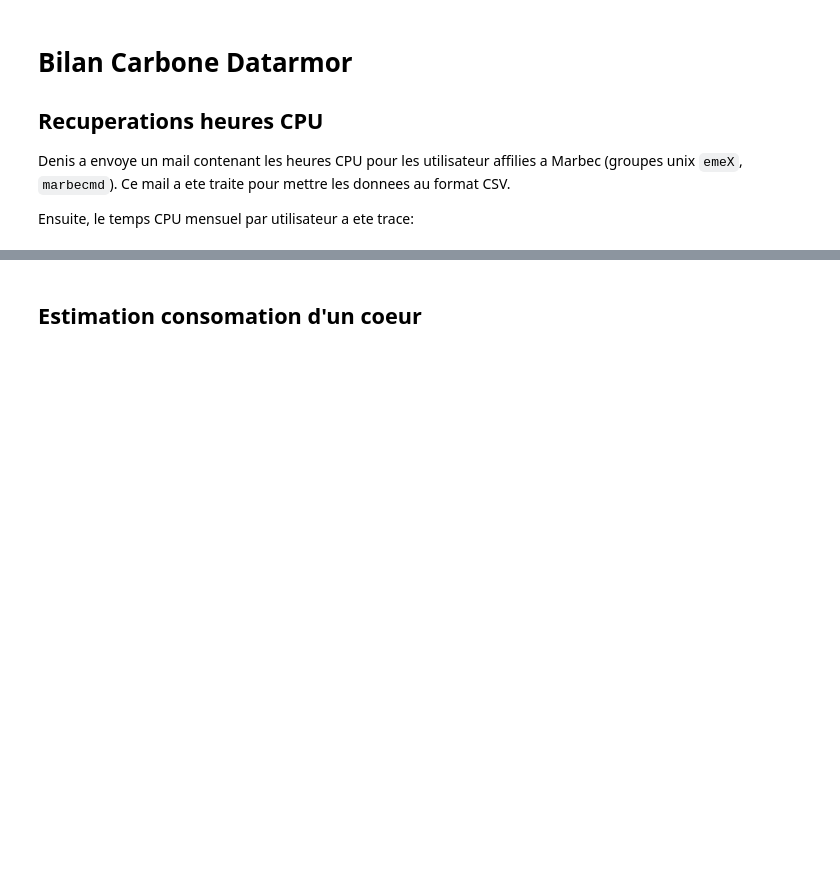
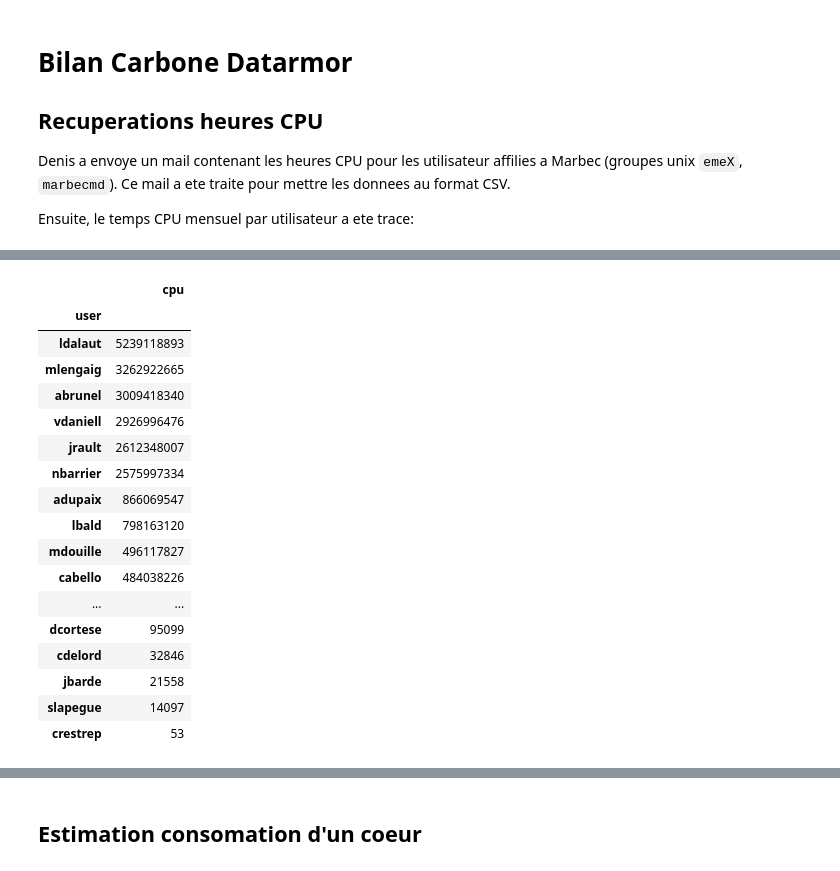
Before and after one commit to umr-marbec/marbec-green, a Jupyter notebook: Datarmor.ipynb, the cells around one changed output, grey strips where cells are left out. Cells and saved outputs as stored; diff of their text form; code cells hidden in the pictures; blank space fills up the shorter version.

```diff
--- a/Datarmor.ipynb
+++ b/Datarmor.ipynb
@@ -181,0 +50,23 @@ plt.show()
+# %%
+dsout_byuser = dsout.groupby(dsout['user']).sum()
+dsout_byuser = dsout_byuser.sort_values(by=['cpu'], ascending=False)
+dsout_byuser
+# %% [output]
+|  | cpu |
+| user |  |
+| ldalaut | 5239118893 |
+| mlengaig | 3262922665 |
+| abrunel | 3009418340 |
+| vdaniell | 2926996476 |
+| jrault | 2612348007 |
+| nbarrier | 2575997334 |
+| adupaix | 866069547 |
+| lbald | 798163120 |
+| mdouille | 496117827 |
+| cabello | 484038226 |
+| ... | ... |
+| dcortese | 95099 |
+| cdelord | 32846 |
+| jbarde | 21558 |
+| slapegue | 14097 |
+| crestrep | 53 |
```
Also changed, not shown: parts of 11 cells of this notebook, 1 other file.
